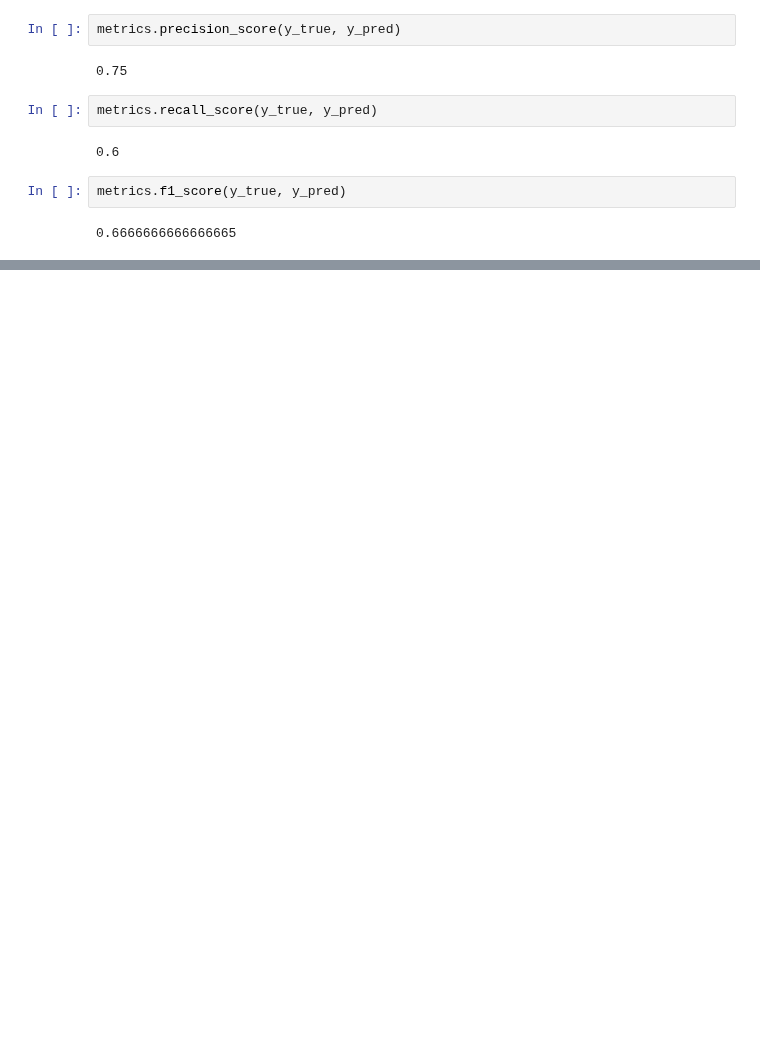
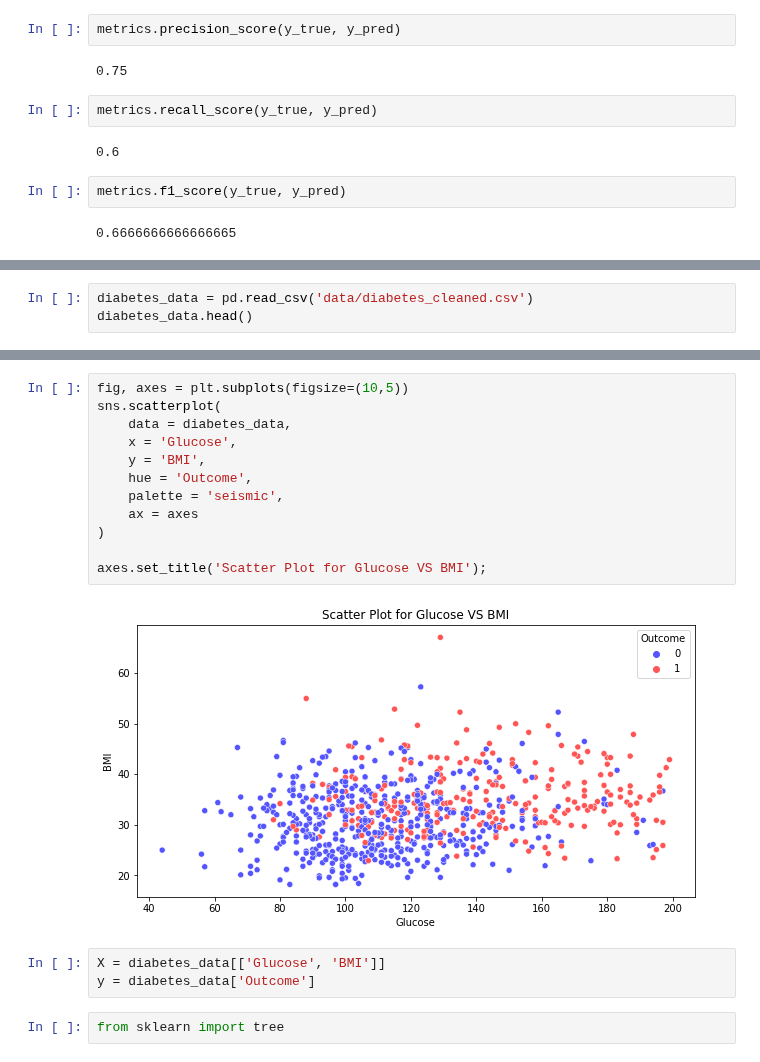
Before and after one commit to PoluboyarinovSI/SF_DataScience, a Jupyter notebook: Current_tasks/ML_2.ipynb, the cells around one changed output, grey strips where cells are left out. Cells and saved outputs as stored; diff of their text form; blank space fills up the shorter version.

```diff
--- a/Current_tasks/ML_2.ipynb
+++ b/Current_tasks/ML_2.ipynb
@@ -290,0 +293,3 @@ metrics.f1_score(y_true, y_pred)
+# %%
+diabetes_data = pd.read_csv('data/diabetes_cleaned.csv')
+diabetes_data.head()
@@ -290,0 +303,19 @@ metrics.f1_score(y_true, y_pred)
+# %%
+fig, axes = plt.subplots(figsize=(10,5))
+sns.scatterplot(
+    data = diabetes_data,
+    x = 'Glucose',
+    y = 'BMI',
+    hue = 'Outcome',
+    palette = 'seismic',
+    ax = axes
+)
+
+axes.set_title('Scatter Plot for Glucose VS BMI');
+# %% [output]
+[figure, added]
+# %%
+X = diabetes_data[['Glucose', 'BMI']]
+y = diabetes_data['Outcome']
+# %%
+from sklearn import tree
```
Also changed, not shown: parts of 14 cells of this notebook, 2 other files.
